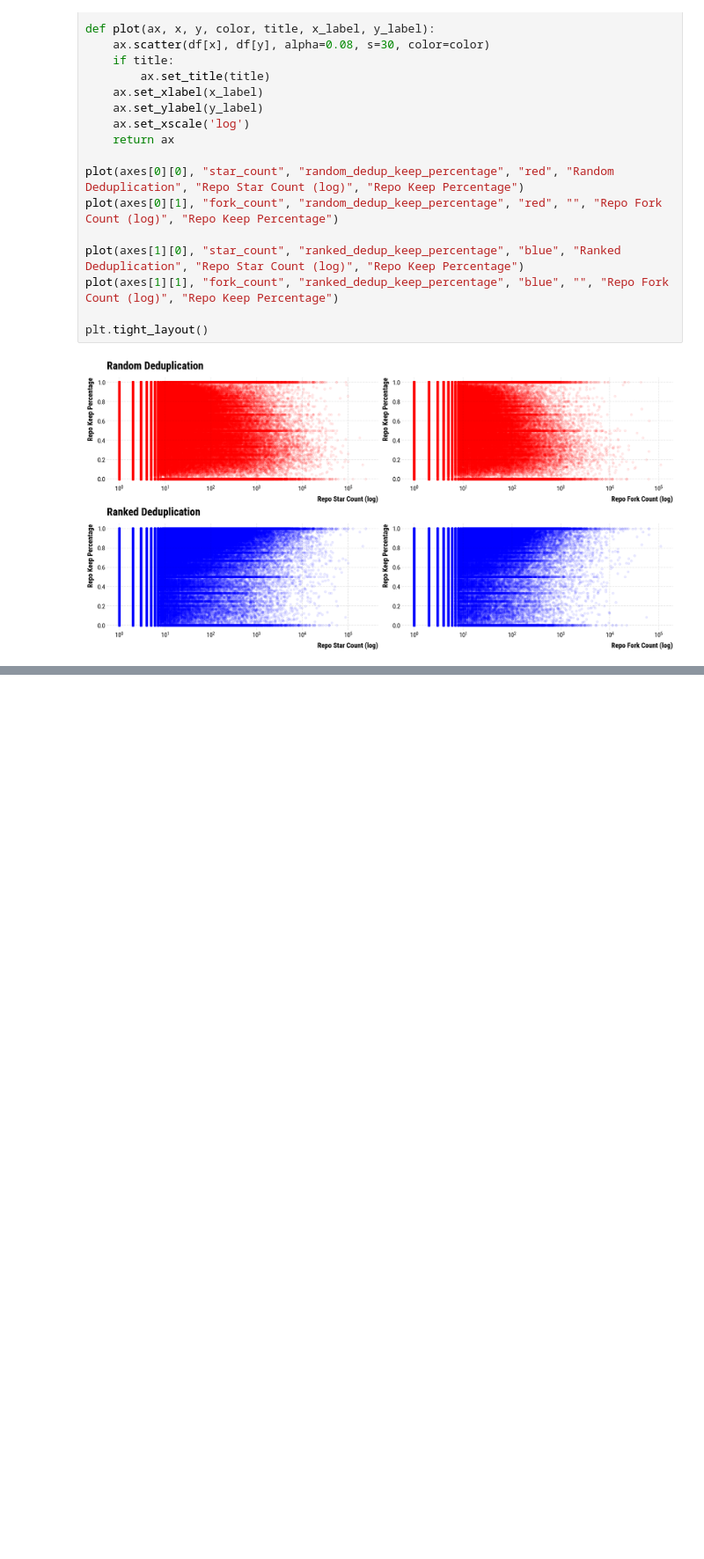
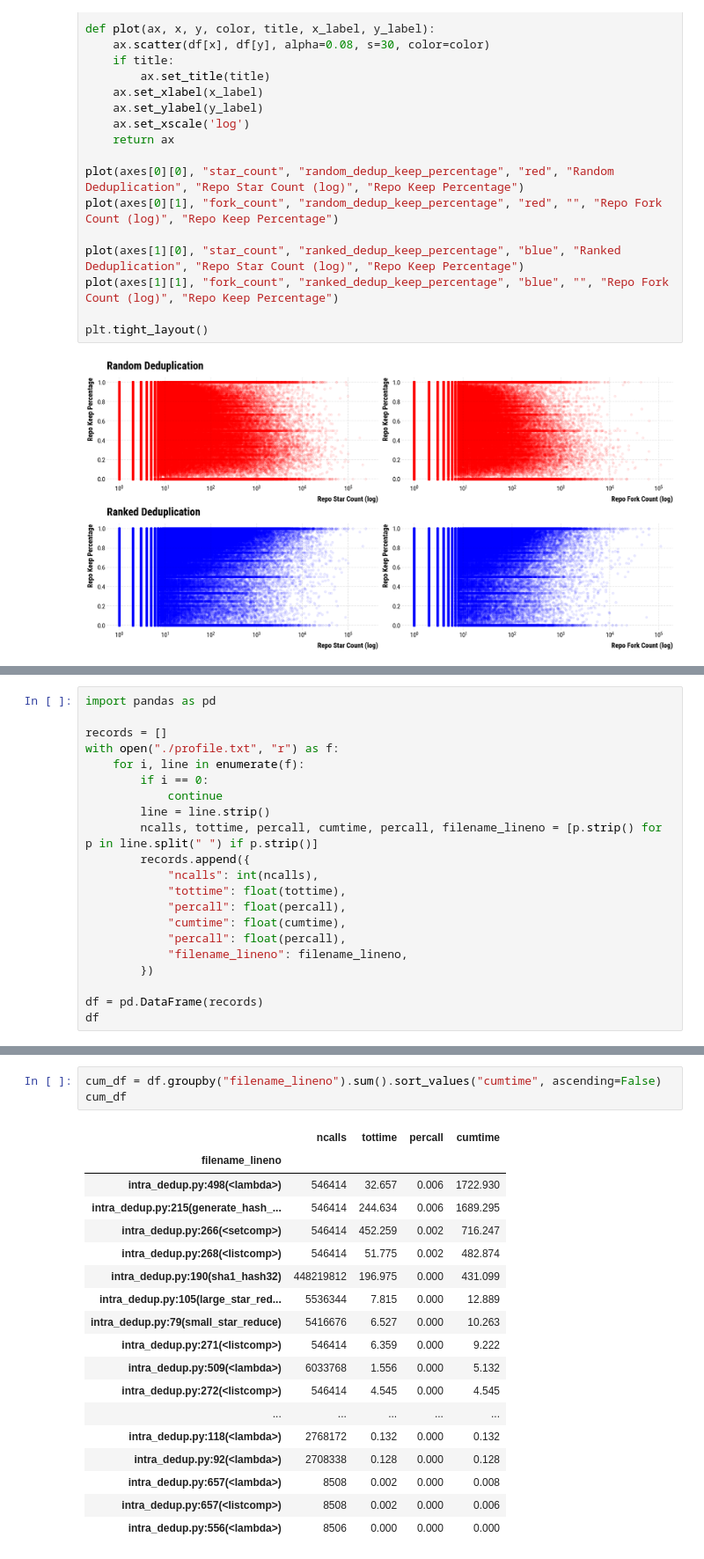
Before and after one commit to ChenghaoMou/text-dedup, a Jupyter notebook: text_dedup/bigcode/ablation_visualize.ipynb, the cells around one changed output, grey strips where cells are left out. Shown at 88% size. Saved outputs shown, nothing was run; the diff lists cells and outputs as text; blank space fills up the shorter version.

```diff
--- a/text_dedup/bigcode/ablation_visualize.ipynb
+++ b/text_dedup/bigcode/ablation_visualize.ipynb
@@ -36,0 +39,21 @@ plt.tight_layout()
+# %%
+import pandas as pd
+
+records = []
+with open("./profile.txt", "r") as f:
+    for i, line in enumerate(f):
+        if i == 0:
+            continue
+        line = line.strip()
+        ncalls, tottime, percall, cumtime, percall, filename_lineno = [p.strip() for p in line.split(" ") if p.strip()]
+        records.append({
+            "ncalls": int(ncalls),
+            "tottime": float(tottime),
+            "percall": float(percall),
+            "cumtime": float(cumtime),
+            "percall": float(percall),
+            "filename_lineno": filename_lineno,
+        })
+
+df = pd.DataFrame(records)
+df
@@ -36,0 +74,22 @@ plt.tight_layout()
+# %%
+cum_df = df.groupby("filename_lineno").sum().sort_values("cumtime", ascending=False)
+cum_df
+# %% [output]
+|  | ncalls | tottime | percall | cumtime |
+| filename_lineno |  |  |  |  |
+| intra_dedup.py:498(<lambda>) | 546414 | 32.657 | 0.006 | 1722.930 |
+| intra_dedup.py:215(generate_hash_... | 546414 | 244.634 | 0.006 | 1689.295 |
+| intra_dedup.py:266(<setcomp>) | 546414 | 452.259 | 0.002 | 716.247 |
+| intra_dedup.py:268(<listcomp>) | 546414 | 51.775 | 0.002 | 482.874 |
+| intra_dedup.py:190(sha1_hash32) | 448219812 | 196.975 | 0.000 | 431.099 |
+| intra_dedup.py:105(large_star_red... | 5536344 | 7.815 | 0.000 | 12.889 |
+| intra_dedup.py:79(small_star_reduce) | 5416676 | 6.527 | 0.000 | 10.263 |
+| intra_dedup.py:271(<listcomp>) | 546414 | 6.359 | 0.000 | 9.222 |
+| intra_dedup.py:509(<lambda>) | 6033768 | 1.556 | 0.000 | 5.132 |
+| intra_dedup.py:272(<listcomp>) | 546414 | 4.545 | 0.000 | 4.545 |
+| ... | ... | ... | ... | ... |
+| intra_dedup.py:118(<lambda>) | 2768172 | 0.132 | 0.000 | 0.132 |
+| intra_dedup.py:92(<lambda>) | 2708338 | 0.128 | 0.000 | 0.128 |
+| intra_dedup.py:657(<lambda>) | 8508 | 0.002 | 0.000 | 0.008 |
+| intra_dedup.py:657(<listcomp>) | 8508 | 0.002 | 0.000 | 0.006 |
+| intra_dedup.py:556(<lambda>) | 8506 | 0.000 | 0.000 | 0.000 |
```
Also changed, not shown: parts of 2 cells of this notebook, 6 other files.
